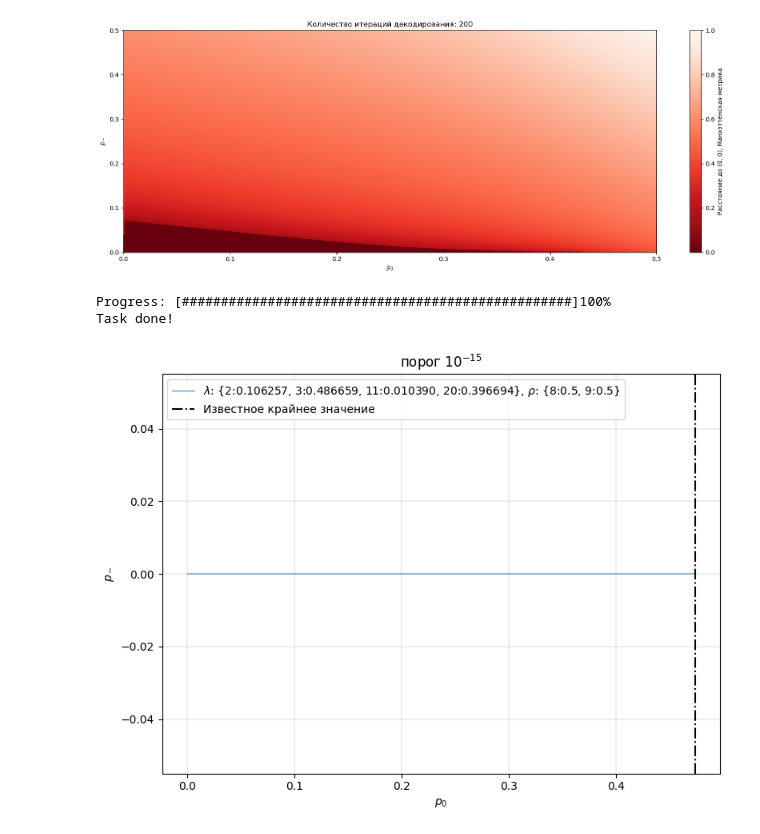
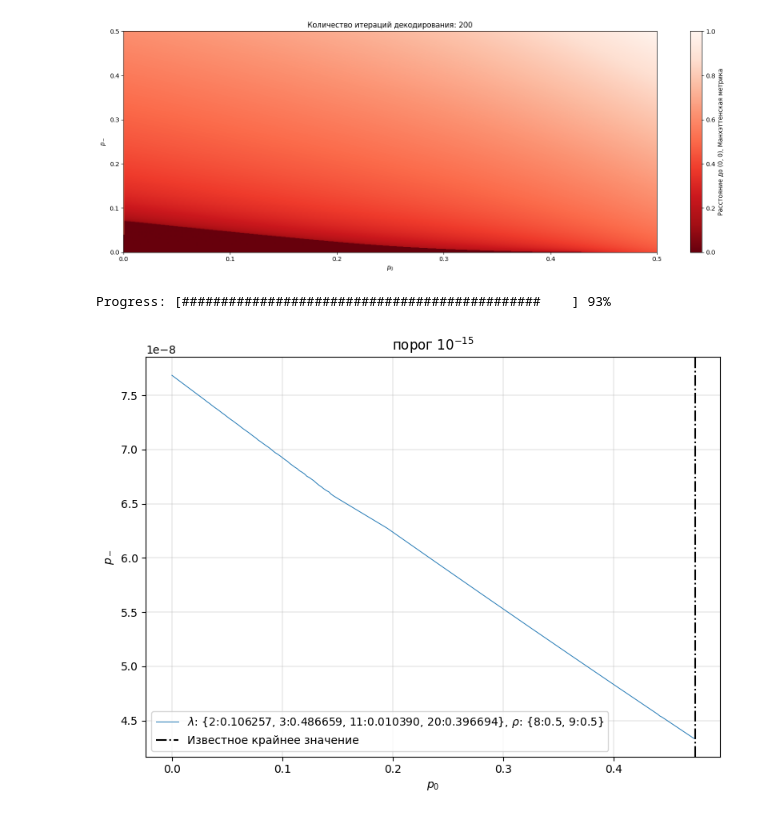
Before and after one commit to FuIluha/ldpc-for-flash-memory, a Jupyter notebook: DE_MinSum_BEC/DE_BEC_IR.ipynb, the cells around one changed output. Saved outputs shown, nothing was run; the diff lists cells and outputs as text; code cells hidden in the pictures.

```diff
--- a/DE_MinSum_BEC/DE_BEC_IR.ipynb
+++ b/DE_MinSum_BEC/DE_BEC_IR.ipynb
@@ -15,7 +16,7 @@ import numpy as np
 from decoding_limit import decoding_limit
 
 # Загрузка библиотеки
-lib = ctypes.CDLL('./libdensity.so')
+lib = ctypes.CDLL('build/libdensity.so')
 
 # Прототип функции (нужно один раз задать типы аргументов)
 lib.density_evolution_bec_irregular.argtypes = [
@@ -90,8 +91,8 @@ def density_evolution_bec_irregular(epsilon, delta, lmbd: dict, rho: dict, num_i
 lib.density_evolution_grid_irregular.argtypes = [
     ctypes.POINTER(ctypes.c_longdouble),  # p0_vals
     ctypes.c_int,                         # n_p0
-    ctypes.POINTER(ctypes.c_longdouble),  # p_minus_vals
-    ctypes.c_int,                         # n_p_minus
+    ctypes.c_longdouble,                  # p_minus_limit
+    ctypes.c_int,                         # p_minus_max_iter
     ctypes.POINTER(ctypes.c_int),         # dv
     ctypes.POINTER(ctypes.c_int),         # dc
     ctypes.POINTER(ctypes.c_longdouble),  # lambda
@@ -100,29 +101,17 @@ lib.density_evolution_grid_irregular.argtypes = [
     ctypes.c_int,                         # dc_size
     ctypes.c_int,                         # num_iters
     ctypes.c_longdouble,                  # threshold
-    np.ctypeslib.ndpointer(dtype=np.float64, flags="C_CONTIGUOUS")   # results
+    ctypes.c_int,                         # is_progress_visible
+    np.ctypeslib.ndpointer(dtype=ctypes.c_longdouble, flags="C_CONTIGUOUS")   # results
 ]
 
-def density_evolution_grid_irregular(p0_vals, p_minus_vals, lmbd: dict, rho: dict, num_iters: int, threshold: float):
+def density_evolution_grid_irregular(p0_vals, p_minus_limit, p_minus_max_iters, lmbd: dict, rho: dict, num_iters: int, threshold: float, is_progress_visible: bool=True):
     """
     Обёртка над C-функцией density_evolution_grid_irregular.
-
-    Аргументы:
-        p0_vals (array-like): значения p0, по которым строится сетка
-        p_minus_vals (array-like): значения p_minus, по которым строится сетка
-        lmbd (dict): распределение степеней переменных, например {2: 0.5, 3: 0.5}
-        rho (dict): распределение степеней проверочных узлов, например {6: 1.0}
-        num_iters (int): количество итераций
-        threshold (float): порог, ниже которого значение считается исчезнувшим
-
-    Возвращает:
-        results (np.ndarray): массив размера (len(p0_vals), len(p_minus_vals)), сглаженная сетка результатов
     """
     # Преобразуем входы
     p0_vals = np.asarray(p0_vals, dtype=np.longdouble)
-    p_minus_vals = np.asarray(p_minus_vals, dtype=np.longdouble)
     n_p0 = len(p0_vals)
-    n_p_minus = len(p_minus_vals)
 
     # Преобразуем словари степеней
     dv_keys = sorted(lmbd.keys())
@@ -136,17 +125,16 @@ def density_evolution_grid_irregular(p0_vals, p_minus_vals, lmbd: dict, rho: dic
 
     # Указатели на p0 и p_minus
     p0_ptr = p0_vals.ctypes.data_as(ctypes.POINTER(ctypes.c_longdouble))
-    p_minus_ptr = p_minus_vals.ctypes.data_as(ctypes.POINTER(ctypes.c_longdouble))
 
     # Выходной массив результатов
-    results = np.full(len(p0_vals), -1, dtype=np.float64)
+    results = np.full(len(p0_vals), -1, dtype=ctypes.c_longdouble)
 
     # Вызов функции
     lib.density_evolution_grid_irregular(
         p0_ptr,
         ctypes.c_int(n_p0),
-        p_minus_ptr,
-        ctypes.c_int(n_p_minus),
+        ctypes.c_longdouble(p_minus_limit),
+        ctypes.c_int(p_minus_max_iters),
         dv,
         dc,
         lambda_arr,
@@ -155,6 +143,7 @@ def density_evolution_grid_irregular(p0_vals, p_minus_vals, lmbd: dict, rho: dic
         ctypes.c_int(len(dc_keys)),
         ctypes.c_int(num_iters),
         ctypes.c_longdouble(threshold),
+        ctypes.c_int(int(is_progress_visible)),
         results
     )
 
@@ -200,34 +189,33 @@ plt.savefig("heatmap.png")
 # %%
 # Сетка значений
 p0_vals = np.concatenate([
-    np.logspace(-20, -3, 2000),
-    np.linspace(1e-3, 0.55, 2000, dtype=np.float64)
+    np.logspace(-20, -3, 250, dtype=np.float64),
+    np.linspace(1e-3, 0.55, 250, dtype=np.float64)
 ])
-p_minus_vals = np.linspace(0, 0.09, 2000, dtype=np.float64)
+p_minus_vals = np.linspace(0, 0.09, 500, dtype=np.float64)
 
 threshold = 1e-15
 
 num_iters = 500
 
-results = density_evolution_grid_irregular(p0_vals, p_minus_vals, {2:0.106257, 3:0.486659, 11:0.010390, 20:0.396694}, {8:0.5, 9:0.5}, num_iters, threshold)
+results = density_evolution_grid_irregular(p0_vals, p_minus_vals[-1], 100, {2:0.106257, 3:0.486659, 11:0.010390, 20:0.396694}, {8:0.5, 9:0.5}, num_iters, threshold)
 
 mask = results > -1
-points = np.array([p0_vals[np.argwhere(mask)].ravel(), p_minus_vals[results[mask].astype(int)].ravel()])
+points = np.array([p0_vals[np.argwhere(mask)].ravel(), results[mask]])
 
 plt.figure(figsize=(8, 6))
 plt.plot(points[0, :], points[1, :], label=f'$\\lambda$: {{2:0.106257, 3:0.486659, 11:0.010390, 20:0.396694}}, $\\rho$: {{8:0.5, 9:0.5}}', linewidth=0.7)
 plt.axvline(0.4741, color='black', linestyle='-.', label="Известное крайнее значение")
 plt.title(f'порог $10^{{{int(np.log10(threshold))}}}$')
 plt.xlabel('$p_0$')
 plt.ylabel('$p_-$')
 plt.grid(linewidth=0.3)
 plt.legend()
 plt.tight_layout()
 plt.savefig("veref_irreg.png")
 # %% [output]
-Progress: [##################################################]100%
-Task done!
+Progress: [##############################################    ] 93%
-[figure, old version]
+[figure, new version]
 # %%
 plt.figure(figsize=(12, 6))
 # Сетка значений
```
Also changed, not shown: parts of 2 cells of this notebook, 9 other files.
